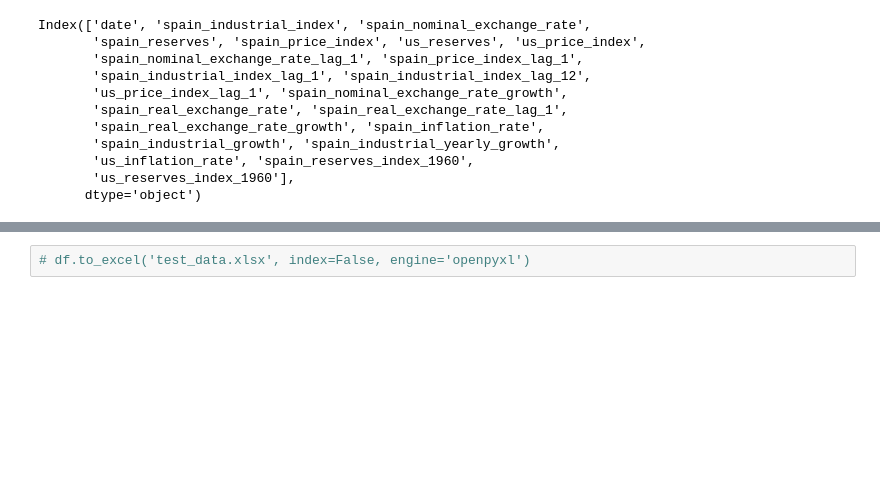
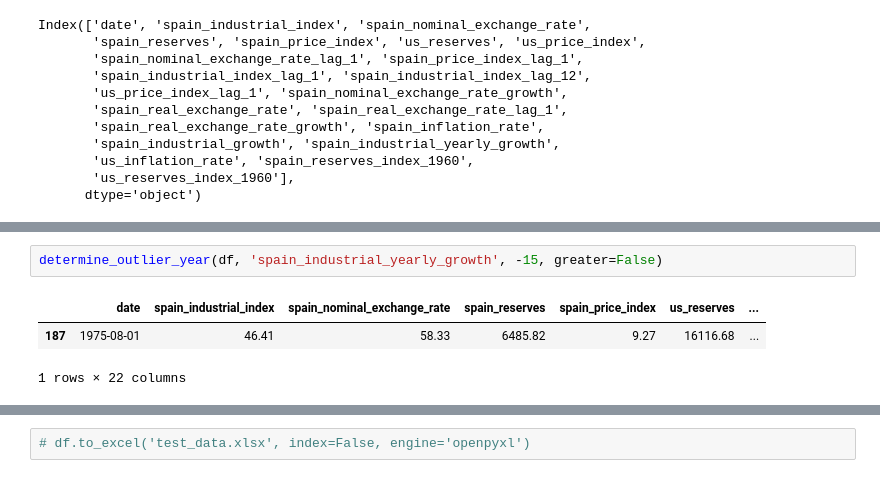
Before and after one commit to ruikai30/ec1b1_group_10, a Jupyter notebook: notebook.ipynb, the cells around one changed output, grey strips where cells are left out. Saved outputs shown, nothing was run; the diff lists cells and outputs as text; blank space fills up the shorter version.

```diff
--- a/notebook.ipynb
+++ b/notebook.ipynb
@@ -231,0 +274,6 @@ for item in df.columns[1:]:
+# %%
+determine_outlier_year(df, 'spain_industrial_yearly_growth', -15, greater=False)
+# %% [output]
+|  | date | spain_industrial_index | spain_nominal_exchange_rate | spain_reserves | spain_price_index | us_reserves | ... |
+| 187 | 1975-08-01 | 46.41 | 58.33 | 6485.82 | 9.27 | 16116.68 | ... |
+1 rows × 22 columns
```
Also changed, not shown: parts of 13 cells of this notebook.
